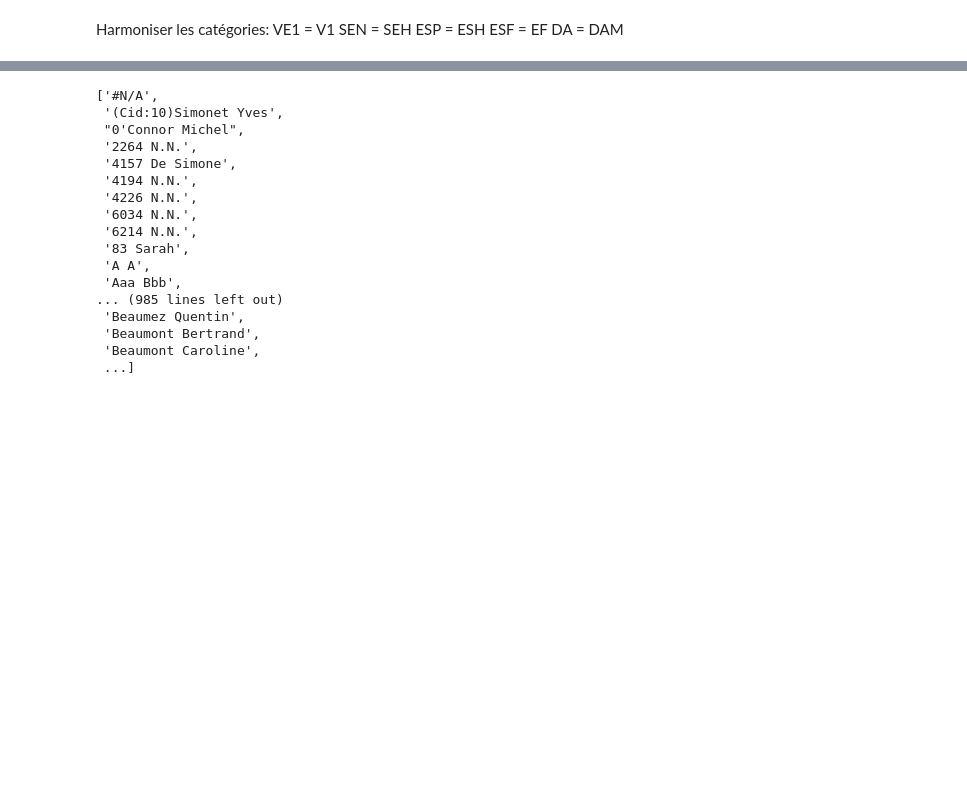
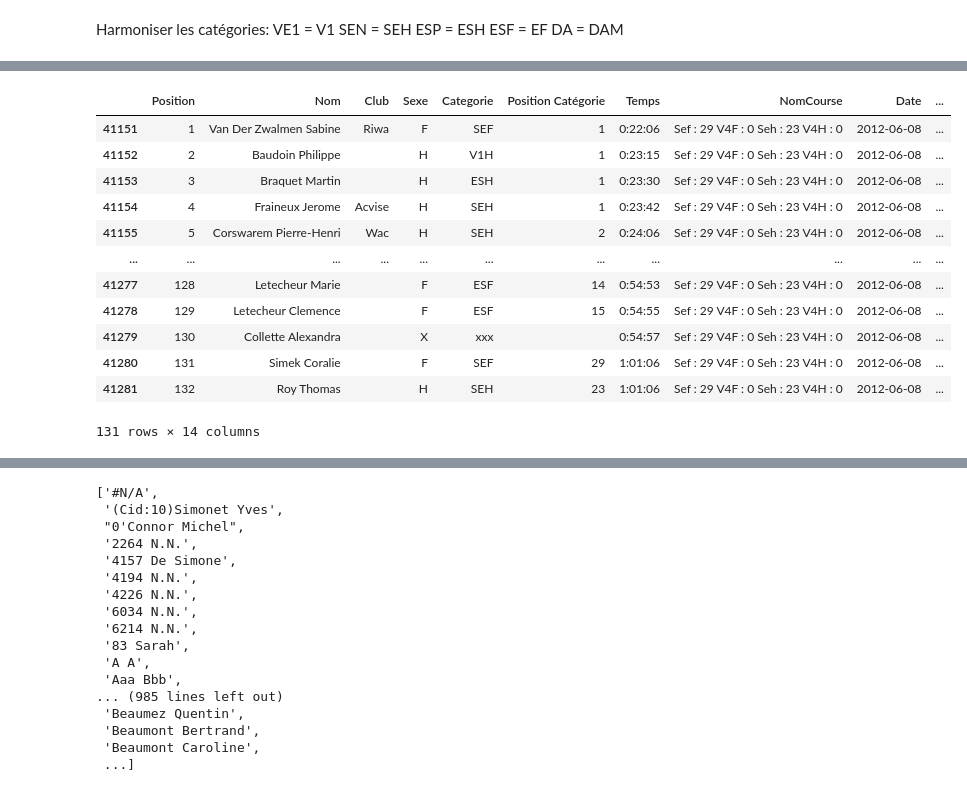
Before and after one commit to ekMi/condrulytics, a Jupyter notebook: notebooks/01_descriptive_analysis.ipynb, the cells around one changed output, grey strips where cells are left out. Drawn from its saved outputs; the diff is of its cells as text; code cells hidden in the pictures; blank space fills up the shorter version.

```diff
--- a/notebooks/01_descriptive_analysis.ipynb
+++ b/notebooks/01_descriptive_analysis.ipynb
@@ -106,0 +133,16 @@ DA = DAM
+# %%
+df[df["NomCourse"] == 'Sef : 29 V4F : 0 Seh : 23 V4H : 0' ]
+# %% [output]
+|  | Position | Nom | Club | Sexe | Categorie | Position Catégorie | Temps | NomCourse | Date | ... |
+| 41151 | 1 | Van Der Zwalmen Sabine | Riwa | F | SEF | 1 | 0:22:06 | Sef : 29 V4F : 0 Seh : 23 V4H : 0 | 2012-06-08 | ... |
+| 41152 | 2 | Baudoin Philippe |  | H | V1H | 1 | 0:23:15 | Sef : 29 V4F : 0 Seh : 23 V4H : 0 | 2012-06-08 | ... |
+| 41153 | 3 | Braquet Martin |  | H | ESH | 1 | 0:23:30 | Sef : 29 V4F : 0 Seh : 23 V4H : 0 | 2012-06-08 | ... |
+| 41154 | 4 | Fraineux Jerome | Acvise | H | SEH | 1 | 0:23:42 | Sef : 29 V4F : 0 Seh : 23 V4H : 0 | 2012-06-08 | ... |
+| 41155 | 5 | Corswarem Pierre-Henri | Wac | H | SEH | 2 | 0:24:06 | Sef : 29 V4F : 0 Seh : 23 V4H : 0 | 2012-06-08 | ... |
+| ... | ... | ... | ... | ... | ... | ... | ... | ... | ... | ... |
+| 41277 | 128 | Letecheur Marie |  | F | ESF | 14 | 0:54:53 | Sef : 29 V4F : 0 Seh : 23 V4H : 0 | 2012-06-08 | ... |
+| 41278 | 129 | Letecheur Clemence |  | F | ESF | 15 | 0:54:55 | Sef : 29 V4F : 0 Seh : 23 V4H : 0 | 2012-06-08 | ... |
+| 41279 | 130 | Collette Alexandra |  | X | xxx |  | 0:54:57 | Sef : 29 V4F : 0 Seh : 23 V4H : 0 | 2012-06-08 | ... |
+| 41280 | 131 | Simek Coralie |  | F | SEF | 29 | 1:01:06 | Sef : 29 V4F : 0 Seh : 23 V4H : 0 | 2012-06-08 | ... |
+| 41281 | 132 | Roy Thomas |  | H | SEH | 23 | 1:01:06 | Sef : 29 V4F : 0 Seh : 23 V4H : 0 | 2012-06-08 | ... |
+131 rows × 14 columns
```
Also changed, not shown: parts of 13 cells of this notebook, 5 other files.
